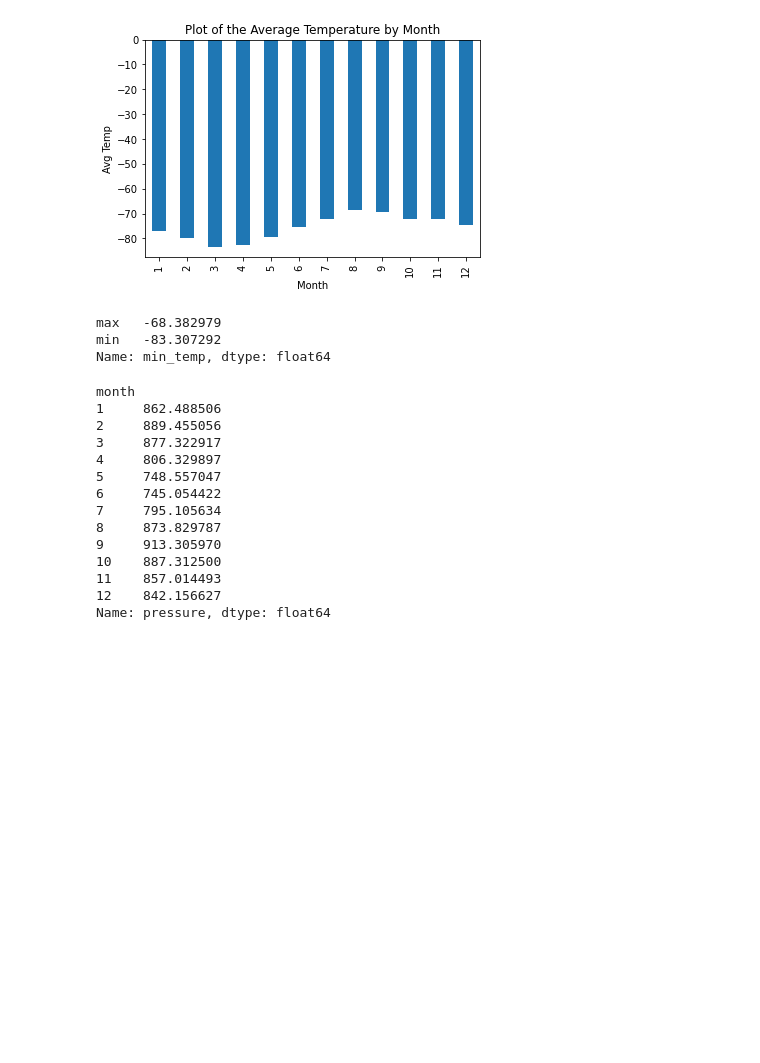
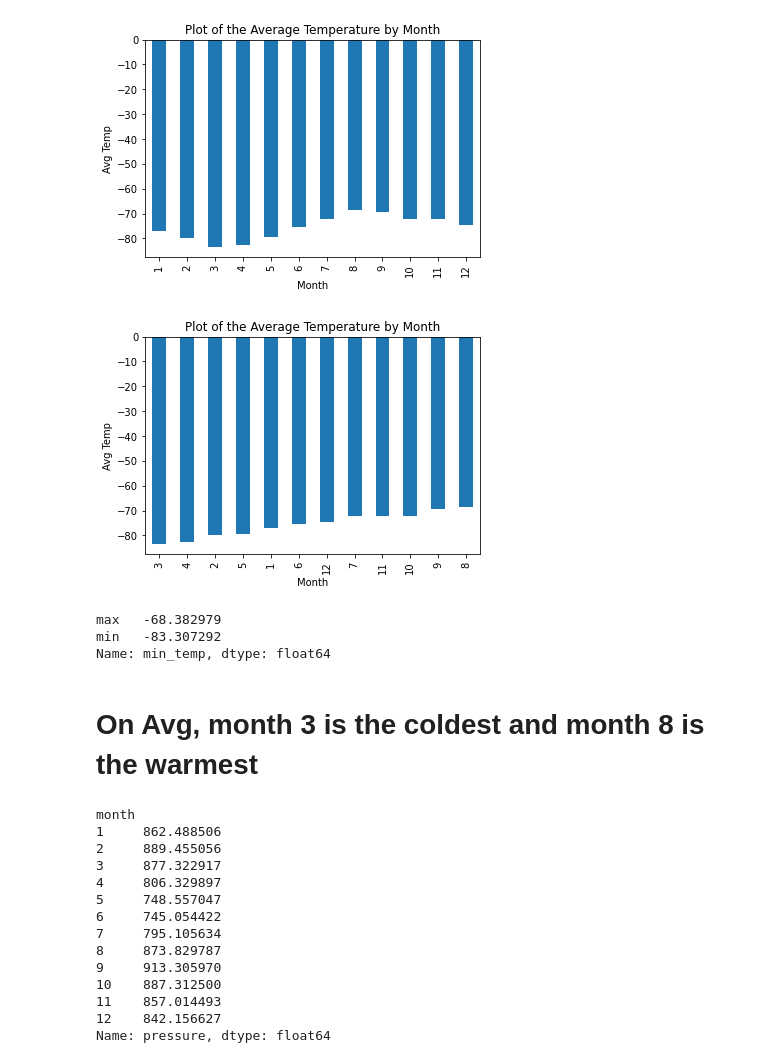
Before and after one commit to HBodden/Mission-to-Mars, a Jupyter notebook: part_2_mars_weather.ipynb, the cells around one changed output. Cells and saved outputs as stored; diff of their text form; code cells hidden in the pictures; blank space fills up the shorter version.

```diff
--- a/part_2_mars_weather.ipynb
+++ b/part_2_mars_weather.ipynb
@@ -226,4 +233,14 @@ plt.ylabel('Avg Temp')
 # %% [output]
 Text(0, 0.5, 'Avg Temp')
 [figure]
+# %%
+%matplotlib inline
+# Identify the coldest and hottest months in a location
+avg_lo.sort_values().plot(kind='bar')
+plt.title('Plot of the Average Temperature by Month')
+plt.xlabel('Month')
+plt.ylabel('Avg Temp')
+plt.show()
+# %% [output]
+[figure, added]
 # %%
@@ -238,3 +253,5 @@ Name: min_temp, dtype: float64
+# %% [markdown]
+# On Avg, month 3 is the coldest and month 8 is the warmest
 # %%
 # 4. Average pressure by Martian month
 avg_pres = mars_df.groupby('month')['pressure'].mean()
```
Also changed, not shown: parts of 6 cells of this notebook, 2 other files.
